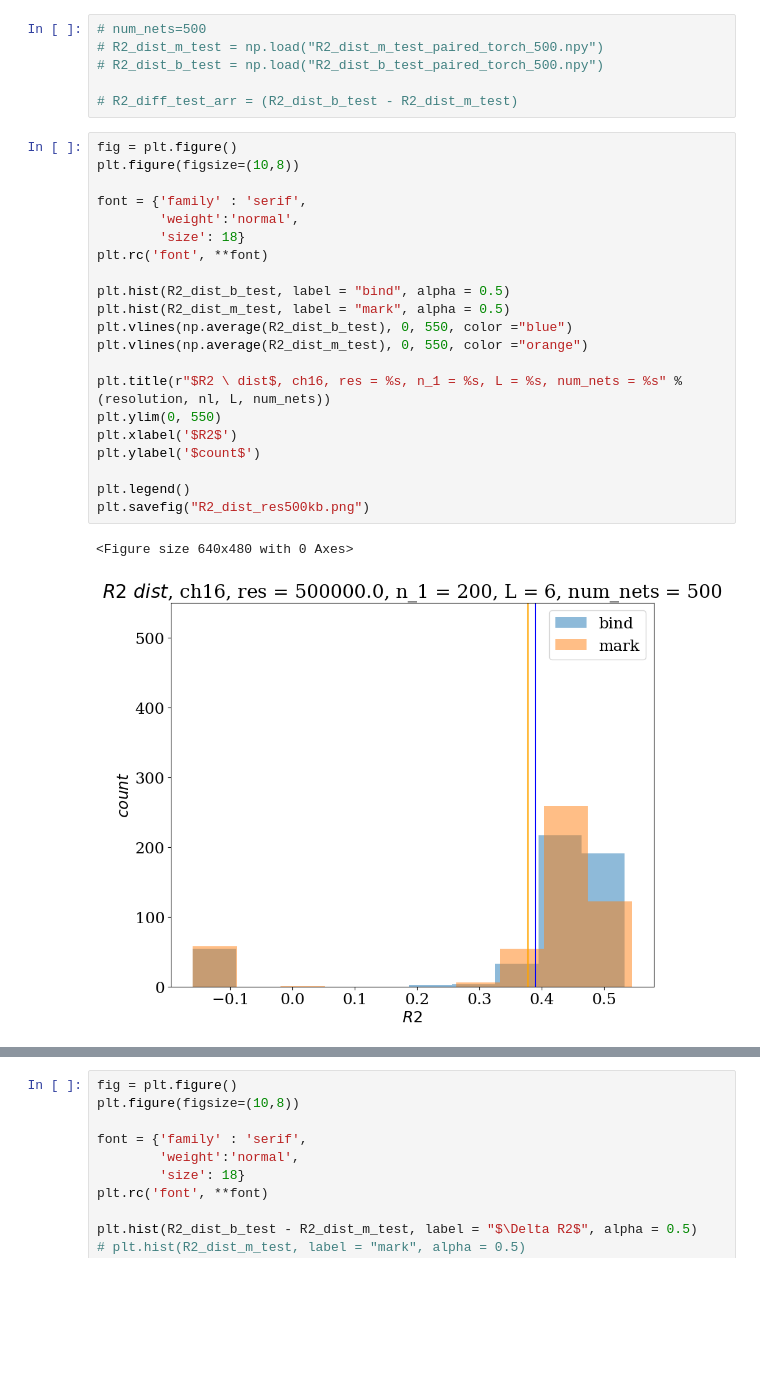
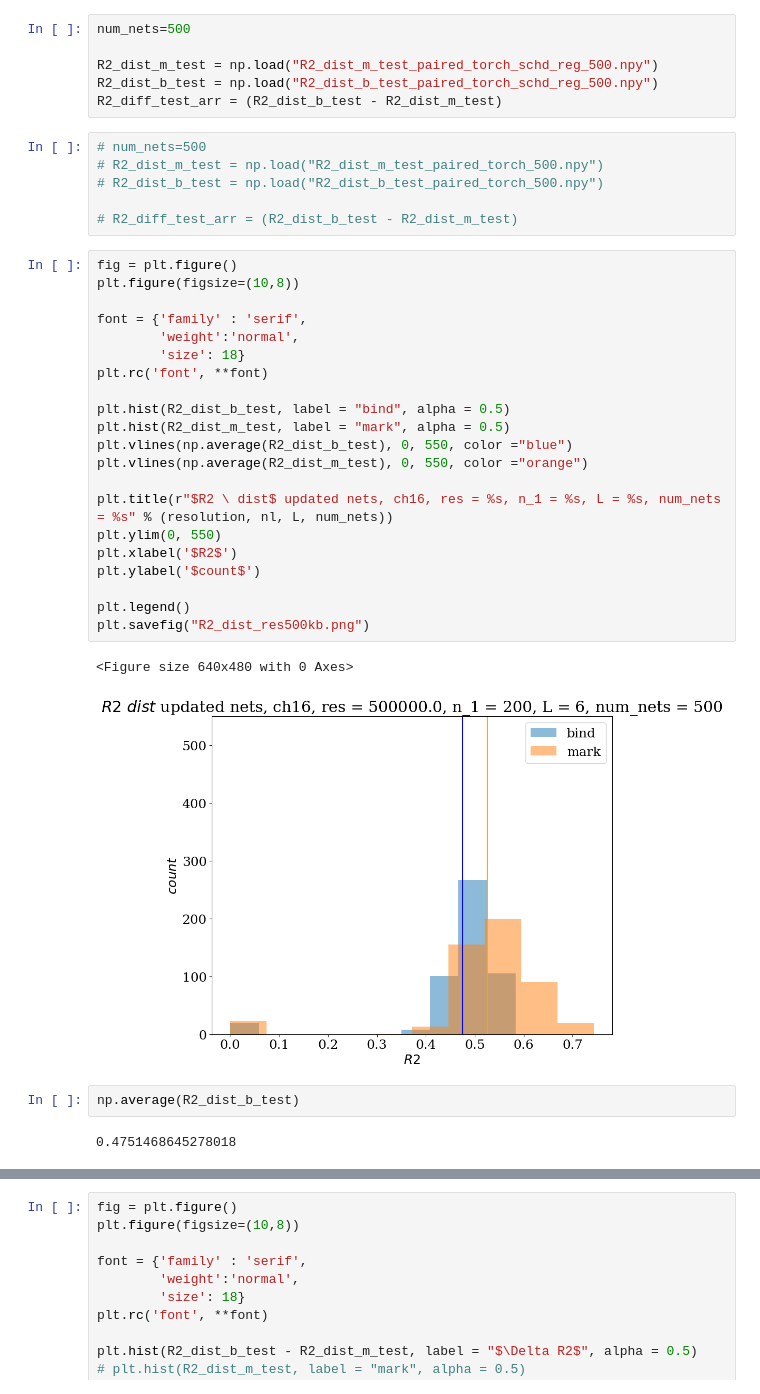
Before and after one commit to tmhabte/Hi-C_from_mark_bind, a Jupyter notebook: Hi-C_MLP_final.ipynb, the cells around one changed output, grey strips where cells are left out. Cells and saved outputs as stored; diff of their text form; blank space fills up the shorter version.

```diff
--- a/Hi-C_MLP_final.ipynb
+++ b/Hi-C_MLP_final.ipynb
@@ -1729,3 +1736,9 @@ np.save("R2_dist_b_test_paired_torch_schd_reg_500", R2_dist_b_test)
+# %%
+num_nets=500
+
+R2_dist_m_test = np.load("R2_dist_m_test_paired_torch_schd_reg_500.npy")
+R2_dist_b_test = np.load("R2_dist_b_test_paired_torch_schd_reg_500.npy")
+R2_diff_test_arr = (R2_dist_b_test - R2_dist_m_test)
 # %%
 # num_nets=500
 # R2_dist_m_test = np.load("R2_dist_m_test_paired_torch_500.npy")
@@ -1735,24 +1748,28 @@ np.save("R2_dist_b_test_paired_torch_schd_reg_500", R2_dist_b_test)
 # %%
 fig = plt.figure()
 plt.figure(figsize=(10,8))
 
 font = {'family' : 'serif',
         'weight':'normal',
         'size': 18}
 plt.rc('font', **font)
 
 plt.hist(R2_dist_b_test, label = "bind", alpha = 0.5)
 plt.hist(R2_dist_m_test, label = "mark", alpha = 0.5)
 plt.vlines(np.average(R2_dist_b_test), 0, 550, color ="blue")
 plt.vlines(np.average(R2_dist_m_test), 0, 550, color ="orange")
 
-plt.title(r"$R2 \ dist$, ch16, res = %s, n_1 = %s, L = %s, num_nets = %s" % (resolution, nl, L, num_nets))
+plt.title(r"$R2 \ dist$ updated nets, ch16, res = %s, n_1 = %s, L = %s, num_nets = %s" % (resolution, nl, L, num_nets))
 plt.ylim(0, 550)
 plt.xlabel('$R2$')
 plt.ylabel('$count$')
 
 plt.legend()
 plt.savefig("R2_dist_res500kb.png")
 # %% [output]
 <Figure size 640x480 with 0 Axes>
-[figure, old version]
+[figure, new version]
+# %%
+np.average(R2_dist_b_test)
+# %% [output]
+0.4751468645278018
```
Also changed, not shown: parts of 26 cells of this notebook.
